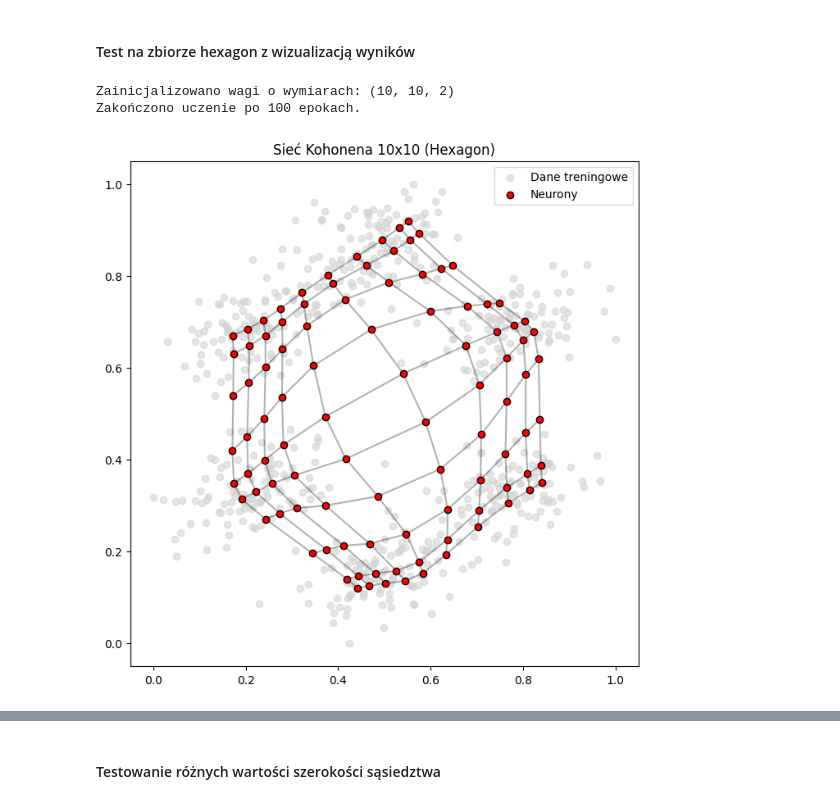
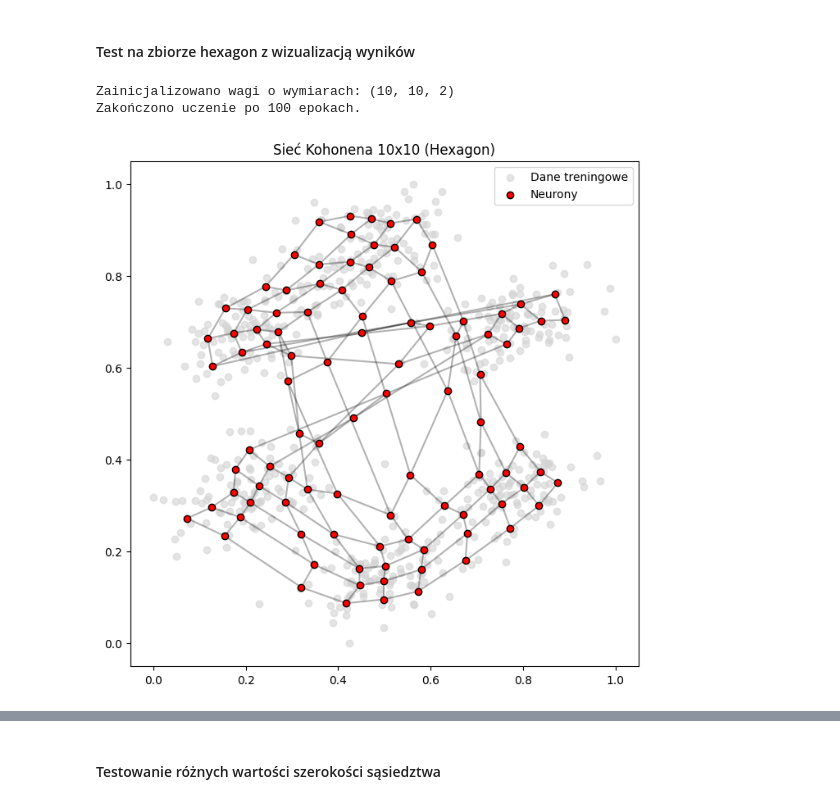
Before and after one commit to Wysocki-Piotr/Computational-intelligence, a Jupyter notebook: kohonen_network.ipynb, the cells around one changed output, grey strips where cells are left out. Drawn from its saved outputs; the diff is of its cells as text; code cells hidden in the pictures.

```diff
--- a/kohonen_network.ipynb
+++ b/kohonen_network.ipynb
@@ -48,12 +51,20 @@ array([[0.31133808, 0.29995395, 0.38199276],
 ### Inicjalizacja architektury
 # %%
 class KohonenNetwork:
-    def __init__(self, m, n):
+    def __init__(self, m, n, topology='rect'):
         self.m = m
         self.n = n
+        self.topology = topology
         self.weights = None
-        x_coords, y_coords = np.meshgrid(np.arange(m), np.arange(n), indexing='ij')
-        self.grid_coords = np.stack([x_coords, y_coords], axis=-1)
+        self.grid_coords = np.zeros((m, n, 2))
+        for i in range(m):
+            for j in range(n):
+                if self.topology == 'hex':
+                    x = j + 0.5 * (i % 2)
+                    y = i * (np.sqrt(3) / 2)
+                    self.grid_coords[i, j] = [x, y]
+                else:
+                    self.grid_coords[i, j] = [i, j]
 
     def _initialize_weights(self, num_features):
         """
@@ -76,7 +87,7 @@ class KohonenNetwork:
         x: macierz odległości topologicznych wszystkich neuronów od BMU
         c: parametr szerokości sąsiedztwa
         """
-        return np.exp(-(c * x)**2)
+        return np.exp(-(x / c)**2)
 
     def _neighborhood_mexican_hat(self, x, c):
         """
@@ -84,8 +95,9 @@ class KohonenNetwork:
         x: macierz odległości topologicznych wszystkich neuronów od BMU
         c: parametr szerokości sąsiedztwa
         """
-        cx_sq = (c * x)**2
-        return (1 - cx_sq) * np.exp(-cx_sq / 2)
+        cx_sq = np.clip((x / c)**2, 0, 50)
+        influence = (1 - cx_sq) * np.exp(-cx_sq / 2)
+        return np.maximum(influence, 1e-6)
     def fit(self, X, epochs=100, neighborhood_func='gaussian', c=1.0):
         """
         Główna pętla ucząca sieć Kohonena.
@@ -111,8 +123,8 @@ class KohonenNetwork:
             for v in X_shuffled:
                 distances_to_v = np.linalg.norm(self.weights - v, axis=-1)
                 bmu_idx = np.unravel_index(np.argmin(distances_to_v), (self.m, self.n))
-                bmu_coords = np.array(bmu_idx)
-                topological_distances = np.linalg.norm(self.grid_coords - bmu_coords, axis=-1)
+                bmu_loc = self.grid_coords[bmu_idx]
+                topological_distances = np.linalg.norm(self.grid_coords - bmu_loc, axis=-1)
                 influence = calc_neighborhood(topological_distances, c)
                 influence_expanded = influence[:, :, np.newaxis]
                 self.weights += alpha_t * influence_expanded * (v - self.weights)
@@ -229,11 +331,11 @@ def licz_klasy_w_neuronach(model, X, labels):
 # %%
 som = KohonenNetwork(m=10, n=10)
-som.fit(X_gotowe_hex, epochs=100, neighborhood_func='gaussian', c=0.5)
+som.fit(X_gotowe_hex, epochs=100, neighborhood_func='gaussian', c=0.8)
 plot_som_2d(X_gotowe_hex, som.weights, title="Sieć Kohonena 10x10 (Hexagon)")
 # %% [output]
 Zainicjalizowano wagi o wymiarach: (10, 10, 2)
 Zakończono uczenie po 100 epokach.
-[figure, old version]
+[figure, new version]
 # %%
 evaluate_and_cluster_som(som_weights=som.weights)
 # %% [output]
```
Also changed, not shown: parts of 52 cells of this notebook, 25 other files.
